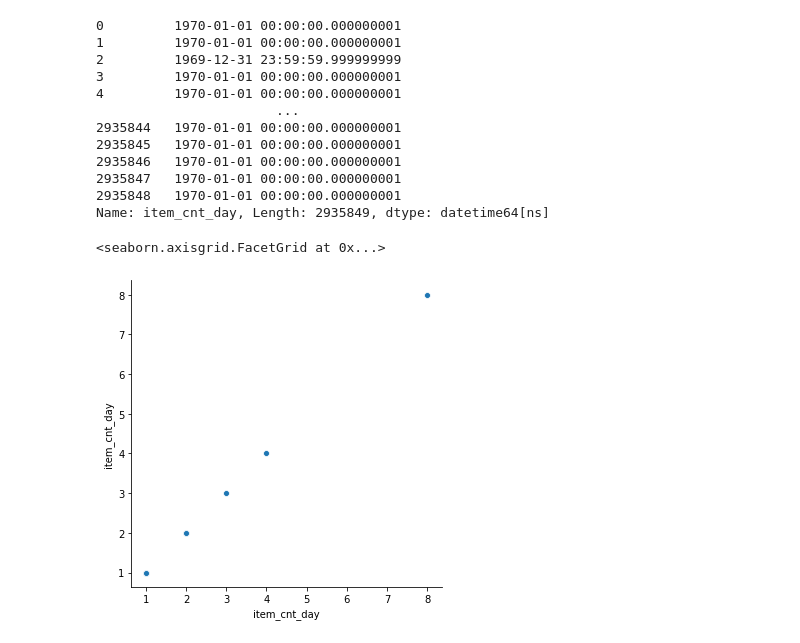
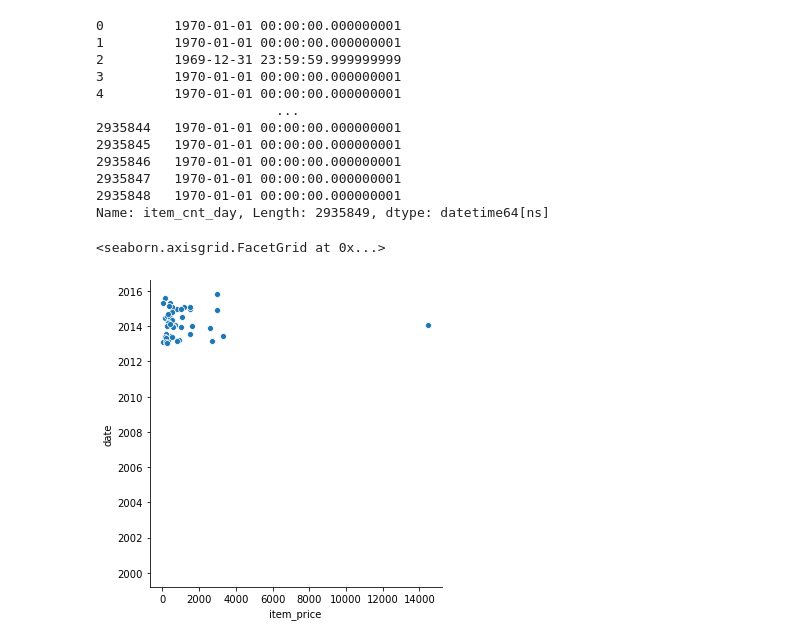
Before and after one commit to afefhnid/python-cours, a Jupyter notebook: exoData2.ipynb, the cells around one changed output. Cells and saved outputs as stored; diff of their text form; code cells hidden in the pictures.

```diff
--- a/exoData2.ipynb
+++ b/exoData2.ipynb
@@ -62,7 +62,8 @@ pd.to_datetime( data['item_cnt_day'])
 2935848   1970-01-01 00:00:00.000000001
 Name: item_cnt_day, Length: 2935849, dtype: datetime64[ns]
 # %%
-sns.relplot(x='item_cnt_day', y='item_cnt_day', data=data.sample(50))
+data['date'] = pd.to_datetime(data['date'])
+sns.relplot(x='item_price', y='date', data=data.sample(50))
 # %% [output]
 <seaborn.axisgrid.FacetGrid at 0x...>
-[figure, old version]
+[figure, new version]
```
Also changed, not shown: parts of 3 cells of this notebook, 2 other files.
